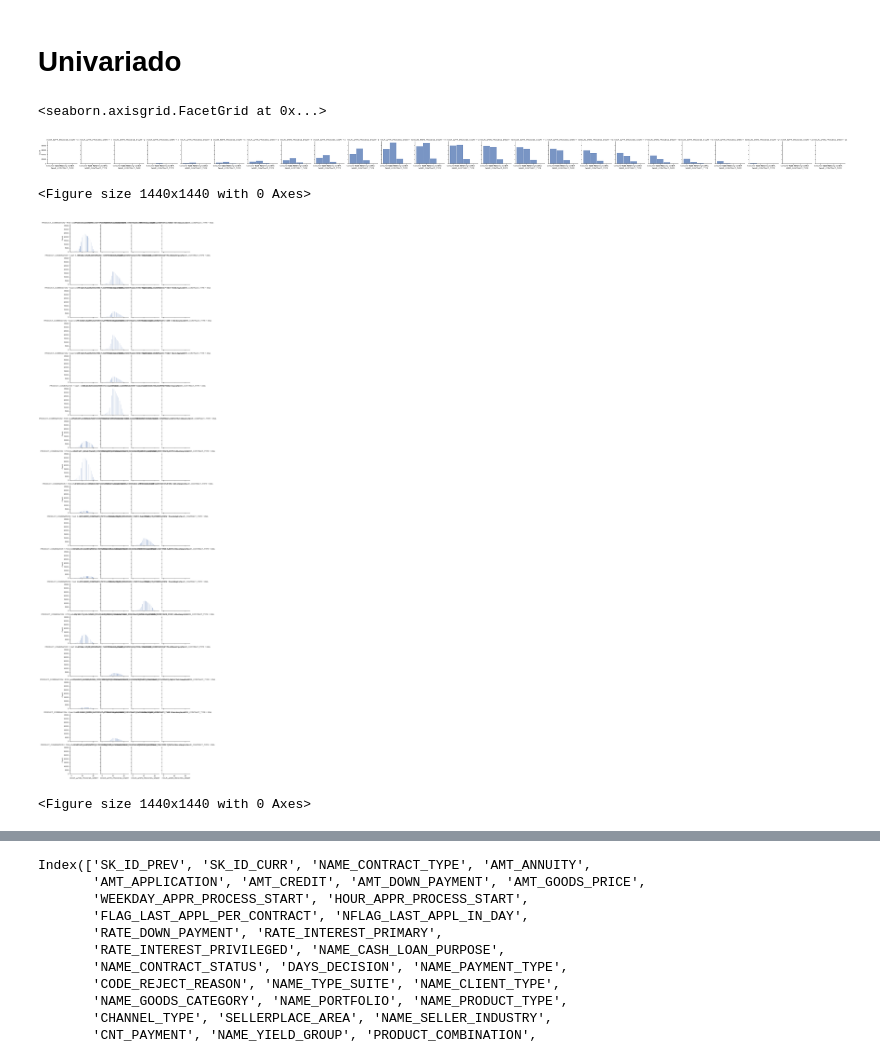
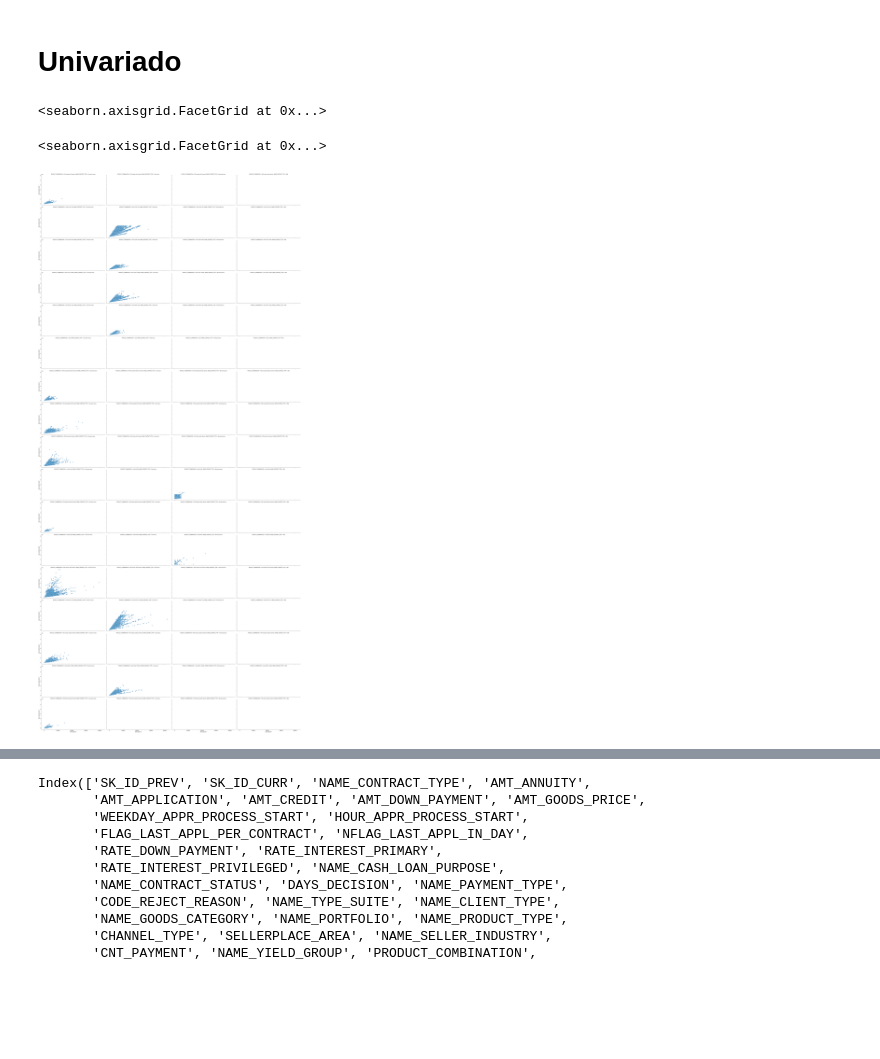
Before and after one commit to jhonathanmpg/coderhouse-clase-35, a Jupyter notebook: Idea+Peña.ipynb, the cells around one changed output, grey strips where cells are left out. Cells and saved outputs as stored; diff of their text form; code cells hidden in the pictures; blank space fills up the shorter version.

```diff
--- a/Idea+Peña.ipynb
+++ b/Idea+Peña.ipynb
@@ -23,4 +29,5 @@ application_data.csv     columns_description.gsheet
 columns_description.csv  previous_application.csv
 # %%
 #reading the .csv files
-df1 = pd.read_csv('C:/Users/Jhonathan/OneDrive/Programacion/coderhouse/coderhouse-proyecto-final/datasets/credit_card/previous_application.csv')
+df_prev = pd.read_csv('D:/OneDrive/Programacion/coderhouse/coderhouse-proyecto-final/datasets/credit_card/previous_application.csv')
+df_app = pd.read_csv('D:/OneDrive/Programacion/coderhouse/coderhouse-proyecto-final/datasets/credit_card/application_data.csv')
@@ -97,0 +149,3 @@ Index(['SK_ID_PREV', 'SK_ID_CURR', 'NAME_CONTRACT_TYPE', 'AMT_ANNUITY',
+# %%
+df_prev = df_prev.drop(['RATE_INTEREST_PRIMARY','RATE_INTEREST_PRIVILEGED'], axis=1)
+df_prev.columns
@@ -100,17 +188,13 @@ Index(['SK_ID_PREV', 'SK_ID_CURR', 'NAME_CONTRACT_TYPE', 'AMT_ANNUITY',
 # %%
 sns.set(style="ticks", color_codes=True)
 # %%
-g = sns.FacetGrid(df1, col="HOUR_APPR_PROCESS_START") #, row="WEEKDAY_APPR_PROCESS_START"
-g.map_dataframe(sns.histplot, x="NAME_CONTRACT_TYPE")
+g = sns.FacetGrid(df_prev, col="NAME_CONTRACT_TYPE", row="PRODUCT_COMBINATION", height= 5, aspect= 2 ) #, row="WEEKDAY_APPR_PROCESS_START"
+g.map_dataframe(sns.histplot, x="HOUR_APPR_PROCESS_START")
 # %% [output]
 <seaborn.axisgrid.FacetGrid at 0x...>
-[figure, removed]
 # %%
-g = sns.FacetGrid(df1, col="NAME_CONTRACT_TYPE", row="PRODUCT_COMBINATION") #, row="WEEKDAY_APPR_PROCESS_START"
-g.map_dataframe(sns.histplot, x="HOUR_APPR_PROCESS_START")
-#set the fig size
-plt.figure(figsize=(20,20))
+g = sns.FacetGrid(df_prev, col="NAME_CONTRACT_TYPE", row="PRODUCT_COMBINATION", height= 5, aspect= 2) #, row="WEEKDAY_APPR_PROCESS_START"
+g.map_dataframe(sns.scatterplot, x="AMT_ANNUITY", y="AMT_GOODS_PRICE")
 # %% [output]
-<Figure size 1440x1440 with 0 Axes>
+<seaborn.axisgrid.FacetGrid at 0x...>
-[figure, old version]
+[figure, new version]
-<Figure size 1440x1440 with 0 Axes>
```
Also changed, not shown: parts of 28 cells of this notebook.
